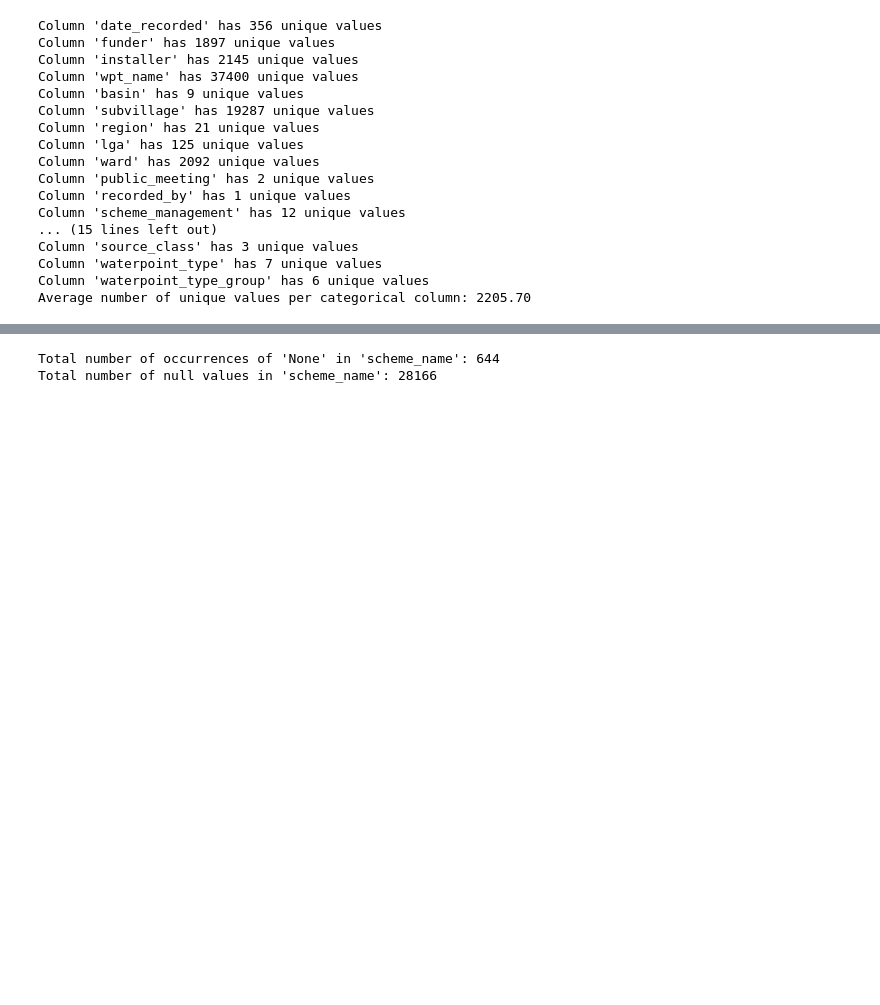
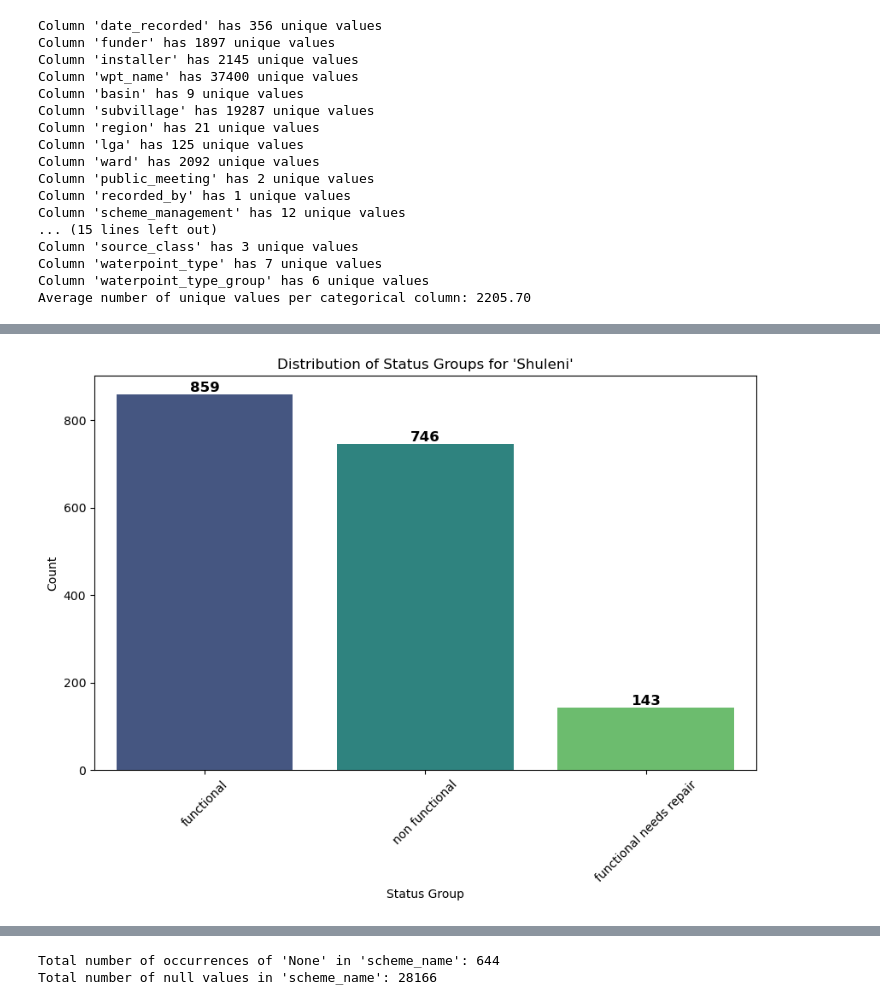
Before and after one commit to avishkar-rawal/MLPR_project, a Jupyter notebook: exlore.ipynb, the cells around one changed output, grey strips where cells are left out. Cells and saved outputs as stored; diff of their text form; code cells hidden in the pictures; blank space fills up the shorter version.

```diff
--- a/exlore.ipynb
+++ b/exlore.ipynb
@@ -79,0 +478,28 @@ Average number of unique values per categorical column: 2205.70
+# %%
+# Filter the merged dataframe for the specific wpt_name "Shuleni"
+shuleni_df = merged_df[merged_df['wpt_name'] == 'Shuleni']
+
+# Count occurrences of each status group for "Shuleni"
+status_counts = shuleni_df['status_group'].value_counts().reset_index()
+status_counts.columns = ['status_group', 'count']
+
+# Plot the bar chart
+plt.figure(figsize=(10, 6))
+ax = sns.barplot(data=status_counts, x='status_group', y='count', palette="viridis")
+
+# Add text labels on bars
+for p in ax.patches:
+    ax.annotate(f'{int(p.get_height())}',
+                (p.get_x() + p.get_width() / 2, p.get_height()),
+                ha='center', va='bottom', fontsize=12, fontweight='bold', color='black')
+
+# Customize the plot
+plt.xlabel("Status Group")
+plt.ylabel("Count")
+plt.title("Distribution of Status Groups for 'Shuleni'")
+plt.xticks(rotation=45)  # Rotate x labels if necessary
+
+# Show the plot
+plt.show()
+# %% [output]
+[figure, added]
```
Also changed, not shown: parts of 24 cells of this notebook, 3 other files.
